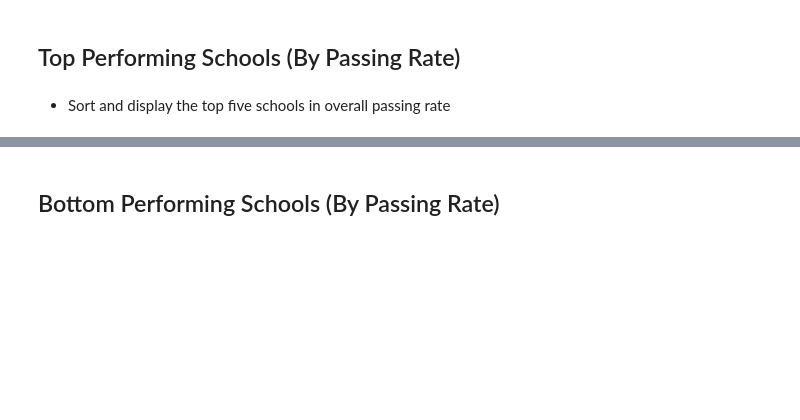
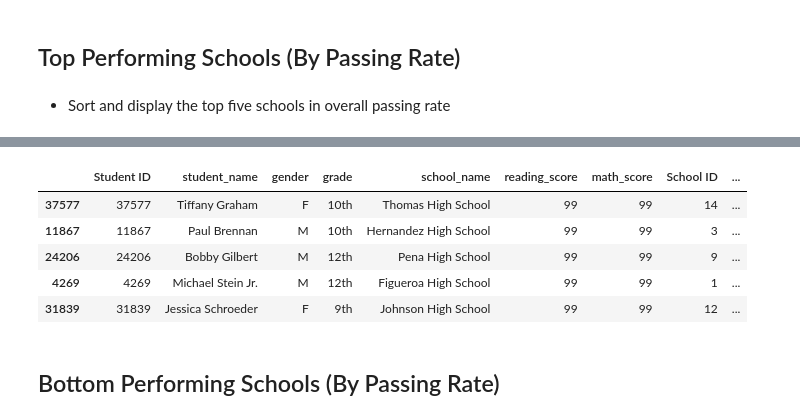
Before and after one commit to bamrot/panda_hm, a Jupyter notebook: PyCitySchools/PyCitySchools_starter.ipynb, the cells around one changed output, grey strips where cells are left out. Cells and saved outputs as stored; diff of their text form; code cells hidden in the pictures; blank space fills up the shorter version.

```diff
--- a/PyCitySchools/PyCitySchools_starter.ipynb
+++ b/PyCitySchools/PyCitySchools_starter.ipynb
@@ -282,3 +356,14 @@ summary_table
+# %%
+#sorting by overall passing rate
+top_schools = school_data_complete.sort_values("overall_passing_rate", ascending=False)
+top_schools.head()
+# %% [output]
+|  | Student ID | student_name | gender | grade | school_name | reading_score | math_score | School ID | ... |
+| 37577 | 37577 | Tiffany Graham | F | 10th | Thomas High School | 99 | 99 | 14 | ... |
+| 11867 | 11867 | Paul Brennan | M | 10th | Hernandez High School | 99 | 99 | 3 | ... |
+| 24206 | 24206 | Bobby Gilbert | M | 12th | Pena High School | 99 | 99 | 9 | ... |
+| 4269 | 4269 | Michael Stein Jr. | M | 12th | Figueroa High School | 99 | 99 | 1 | ... |
+| 31839 | 31839 | Jessica Schroeder | F | 9th | Johnson High School | 99 | 99 | 12 | ... |
 # %% [markdown]
 ## Bottom Performing Schools (By Passing Rate)
 # %% [markdown]
```
Also changed, not shown: parts of 19 cells of this notebook.
